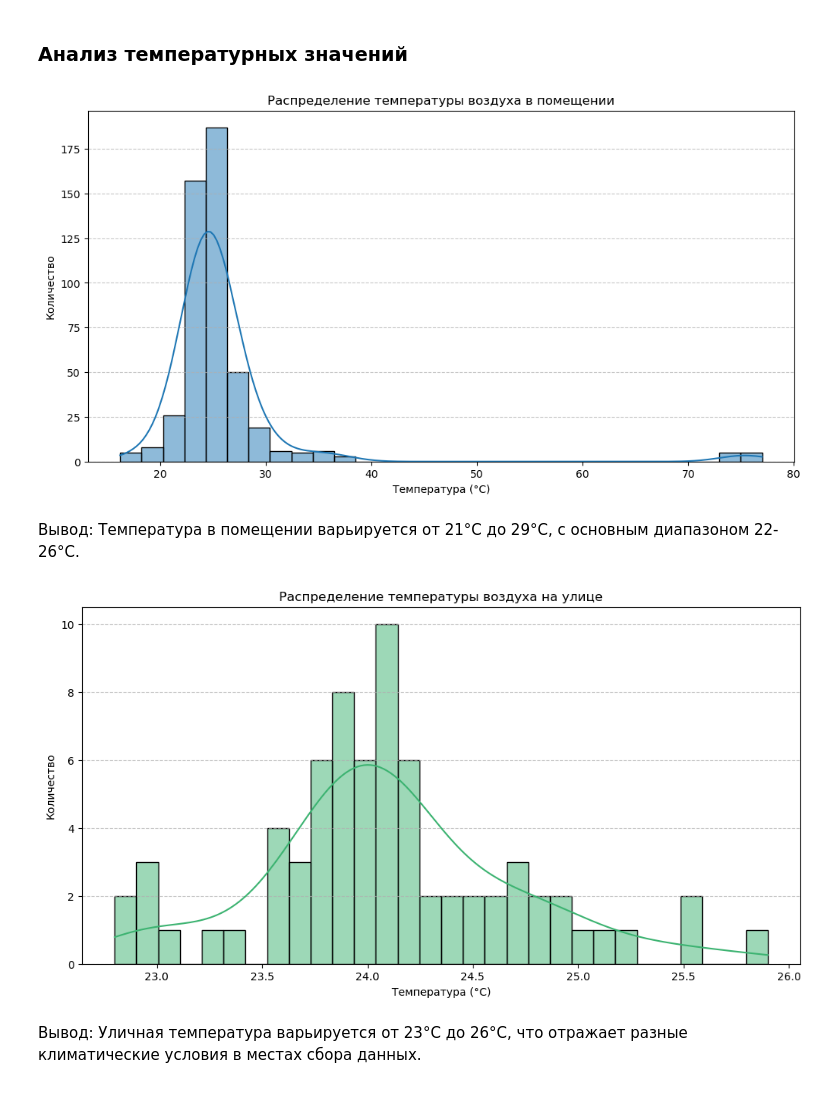
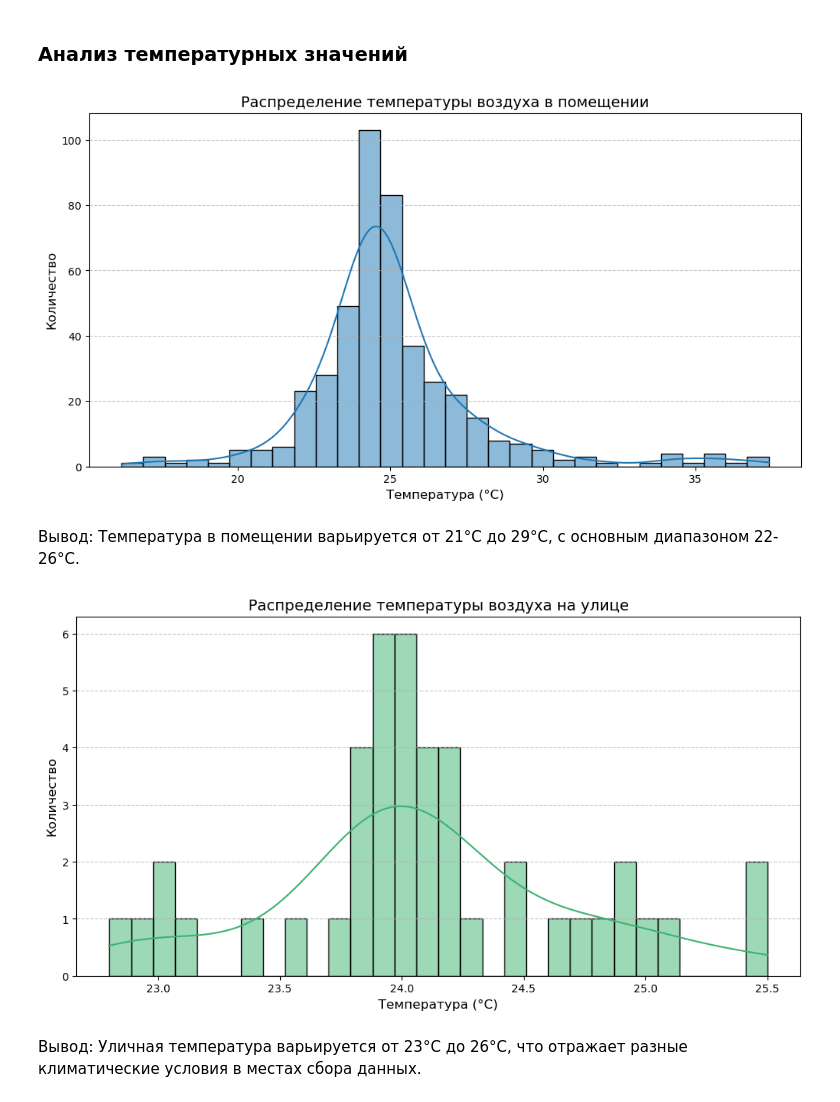
Before and after one commit to VladSunny/YLDA-Climate, a Jupyter notebook: PETE/New_YAndex.ipynb, the cells around one changed output. Saved outputs shown, nothing was run; the diff lists cells and outputs as text; code cells hidden in the pictures.

```diff
--- a/PETE/New_YAndex.ipynb
+++ b/PETE/New_YAndex.ipynb
@@ -436,4 +424,0 @@ Categories (6, object): ['Cубтроп океанич', 'Cубтропичес
-# %%
-df["climate"] = df["climate"].replace({
-    "Cубтроп океанич" : 'Cубтропический океанический'
-})
@@ -842,3 +745,36 @@ df_normal["gender"].fillna("Unknown", inplace=True)
+# %%
+def handle_categorical_na(df):
+    """
+    Обрабатывает пропущенные значения в категориальных столбцах df_final_cleaned,
+    добавляя указанные категории для заполнения пропусков.
+
+    Параметры:
+    Исходный DataFrame (df_final_cleaned)
+
+    Возвращает:
+    Обработанный DataFrame с заполненными пропусками
+    """
+    # Обрабатываем mixed_cooling_mode
+    if "mixed_cooling_mode" in df.columns:
+        df["mixed_cooling_mode"] = df["mixed_cooling_mode"].cat.add_categories("not applicable")
+        df["mixed_cooling_mode"] = df["mixed_cooling_mode"].fillna("not applicable")
+
+    # Обрабатываем heating_method
+    if "heating_method" in df.columns:
+        if "No mechanical heating" not in df["heating_method"].cat.categories:
+            df["heating_method"] = df["heating_method"].cat.add_categories("No mechanical heating")
+        df["heating_method"] = df["heating_method"].fillna("No mechanical heating")
+
+    # Обрабатываем gender
+    if "gender" in df.columns:
+        if "Unknown" not in df["gender"].cat.categories:
+            df["gender"] = df["gender"].cat.add_categories("Unknown")
+        df["gender"] = df["gender"].fillna("Unknown")
+
+    return df
+
+# Применяем функцию непосредственно к df_final_cleaned
+df_final_cleaned = handle_categorical_na(df_final_cleaned)
 # %% [markdown]
 Проверка, какие проупски еще остались необработанные
 # %%
@@ -1054,19 +940,19 @@ plt.show()
 # %%
 # Распределение температуры в помещении
 plt.figure(figsize=(12, 6))
-sns.histplot(df_normal['indoor_air_temperature'], bins=30, kde=True)
+sns.histplot(df_final_cleaned['indoor_air_temperature'], bins=30, kde=True)
 plt.title('Распределение температуры воздуха в помещении')
 plt.xlabel('Температура (°C)')
 plt.ylabel('Количество')
 plt.grid(axis='y', linestyle='--', alpha=0.7)
 plt.show()
 # %% [output]
-[figure, old version]
+[figure, new version]
 # %% [markdown]
 Вывод: Температура в помещении варьируется от 21°C до 29°C, с основным диапазоном 22-26°C.
 # %%
 # Распределение температуры на улице
-outdoor_temp = df_normal[df_normal['outdoor_air_temperature'].notna()]['outdoor_air_temperature']
+outdoor_temp = df_final_cleaned[df_final_cleaned['outdoor_air_temperature'].notna()]['outdoor_air_temperature']
 plt.figure(figsize=(12, 6))
 sns.histplot(outdoor_temp, bins=30, kde=True, color='mediumseagreen')
 plt.title('Распределение температуры воздуха на улице')
@@ -1075,7 +961,7 @@ plt.ylabel('Количество')
 plt.grid(axis='y', linestyle='--', alpha=0.7)
 plt.show()
 # %% [output]
-[figure, old version]
+[figure, new version]
 # %% [markdown]
 Вывод: Уличная температура варьируется от 23°C до 26°C, что отражает разные климатические условия в местах сбора данных.
 # %% [markdown]
```
Also changed, not shown: parts of 45 cells of this notebook.
